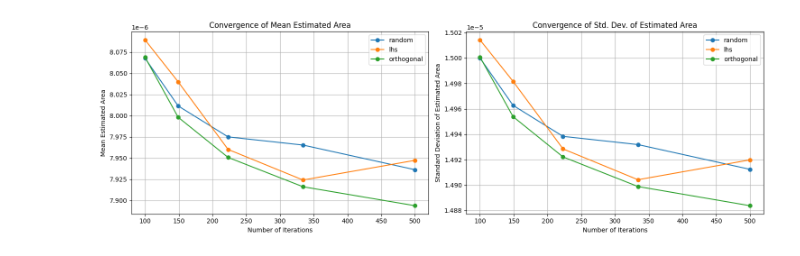
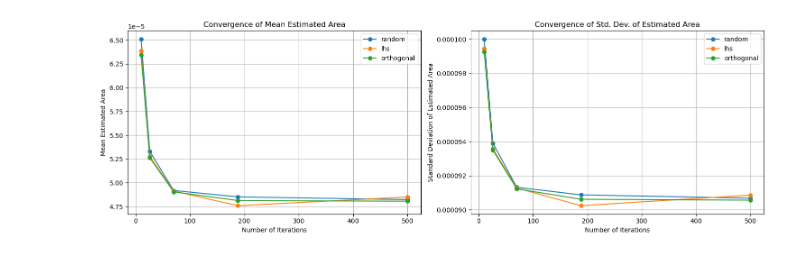
Before and after one commit to jonas4climate/ss-assignment1, a Jupyter notebook: CalvinLaw_11306734_RaymondZhang_14865904_JonasSchaefer_14039982_1.ipynb, the cells around one changed output. Drawn from its saved outputs; the diff is of its cells as text; code cells hidden in the pictures.

```diff
--- a/CalvinLaw_11306734_RaymondZhang_14865904_JonasSchaefer_14039982_1.ipynb
+++ b/CalvinLaw_11306734_RaymondZhang_14865904_JonasSchaefer_14039982_1.ipynb
@@ -246,6 +230,6 @@ def latin_hypercube_sampling(max_iter, n_samples):
     return c_points, counts
 # %%
-@jit(nopython=True)
+@jit(nopython=True, parallel=True)
 def stratified_sampling(max_iter, n_strata, samples_per_stratum):
     """
     Utilize stratified sampling to estimate the Mandelbrot set area.
@@ -270,7 +254,7 @@ def stratified_sampling(max_iter, n_strata, samples_per_stratum):
             real_samples = np.random.uniform(real_strata_edges[i], real_strata_edges[i+1], samples_per_stratum)
             imag_samples = np.random.uniform(imag_strata_edges[j], imag_strata_edges[j+1], samples_per_stratum)
 
-            for k in prange(samples_per_stratum):
+            for k in range(samples_per_stratum):
                 c = real_samples[k] + 1j * imag_samples[k]
                 c_points[index] = c
                 counts[index] = mandelbrot(c, max_iter)
@@ -290,7 +274,7 @@ def investigate_convergence_2d(iter_range, sample_sizes, improvement_method=None
     """
     results_list = []
 
-    progress_bar = tqdm(total=len(iter_range) * len(sample_sizes), desc='Convergence Analysis', leave=True)
+    progress_bar = tqdm(total=len(iter_range) * len(sample_sizes), desc='Convergence Analysis', leave=False)
     # Iterate over all combinations of iteration counts and sample sizes.
     for max_iter in iter_range:
         for n_samples in sample_sizes:
@@ -299,7 +283,8 @@ def investigate_convergence_2d(iter_range, sample_sizes, improvement_method=None
             if n_samples >= max_iter:
                 # Apply the appropriate sampling method.
                 if improvement_method == 'lhs':
-                    c_points, counts = latin_hypercube_sampling(max_iter, n_samples)
+                    sample = latin_hypercube_samples(n_samples)
+                    c_points, counts = latin_hypercube_sampling(max_iter, n_samples, sample)
                 elif improvement_method == 'stratified':
                     n_strata = int(np.sqrt(n_samples))
                     samples_per_stratum = n_samples // n_strata
@@ -398,11 +383,11 @@ def calculate_errors_by_sample_size(results_df, iter_count, sample_sizes, refere
             errors.append(abs(estimated_area - ref_area))
     return errors
 # %%
-iter_range = np.geomspace(100, 500, num=5).astype(int)
-sample_sizes = np.geomspace(100000, 500000, num=5).astype(int)
+iter_range = np.geomspace(10, 500, num=5).astype(int)
+sample_sizes = np.geomspace(10000, 500000, num=5).astype(int)
 results_df = investigate_convergence_2d(iter_range, sample_sizes)
 
-# Visualizes the convergence of estimated Mandelbrot set area with increasing iterations.
+# Visualizes convergence of set area with increasing iterations
 for samples in sample_sizes:
     subset = results_df[results_df['samples'] == samples]
     plt.plot(subset['iterations'], subset['estimated_area'], label=f'Samples={samples}')
@@ -447,12 +431,11 @@ results_df = investigate_convergence_2d(iter_range, sample_sizes, improvement_me
 # %%
 def orthogonal_sampling(max_iter, n_samples, d=2):
     """
-    Generate orthogonal samples within the Mandelbrot set limits.
-    Orthogonal sampling is based on Latin Hypercube Sampling (LHS) but imposes a more regular distribution.
-    :param max_iter: The maximum number of iterations per sample for the Mandelbrot calculation.
-    :param n_samples: Total number of complex points to sample.
-    :param d: Dimension of the sampling grid, default is 2D.
-    :return: A tuple of complex points and their respective Mandelbrot set iteration counts.
+    Generate orthogonal samples within the Mandelbrot set limits. Orthogonal sampling is based on Latin Hypercube Sampling (LHS) but imposes a more regular distribution.
+    :param max_iter: maximum number of iterations per sample
+    :param n_samples: Total number of points to sample
+    :param d: Dimension of the sampling grid, default is 2D
+    :return: A tuple of complex points and their respective Mandelbrot set iteration counts
     """
     intervals = np.linspace(0, 1, int(np.sqrt(n_samples)) + 1)
     points = np.array(np.meshgrid(*([intervals]*d))).T.reshape(-1, d)
@@ -470,32 +453,33 @@ def orthogonal_sampling(max_iter, n_samples, d=2):
 
 def antithetic_variates(c_points, counts, max_iter):
     """
-    Use antithetic variates to potentially reduce variance in the Monte Carlo simulation.
-    This function takes the negation of complex points as antithetic variates.
-    :param c_points: Array of complex points sampled.
-    :param counts: Array of iteration counts for the Mandelbrot calculation.
-    :param max_iter: Maximum iterations to check for Mandelbrot set membership.
-    :return: Averaged counts combining original and antithetic variates.
+    Use antithetic variates to potentially reduce variance in the Monte Carlo simulation. This function takes the negation of complex points as antithetic variates.
+    :param c_points: Array of complex points sampled
+    :param counts: Array of iteration counts
+    :param max_iter: Maximum iterations for set membership
+    :return: Averaged counts combining original and antithetic variates
     """
     antithetic_points = -c_points
     antithetic_counts = np.array([mandelbrot(c, max_iter) for c in antithetic_points])
     return (counts + antithetic_counts) / 2  # Take the average of normal and antithetic counts
 
-def run_simulation(max_iter, n_samples, sampling_method):
+def run_simulation(max_iter, n_samples, sampling_method, sim_runs=10):
     """
     Run multiple simulations of Mandelbrot set calculations using a specified sampling method.
-    :param max_iter: The maximum number of iterations for the Mandelbrot set calculation.
-    :param n_samples: The number of samples to generate.
-    :param sampling_method: The method used for sampling points ('random', 'lhs', 'orthogonal').
-    :return: A list of statistical summaries from each simulation run.
+    :param max_iter: Maximum iterations for set membership
+    :param n_samples: Number of samples
+    :param sampling_method: The method used for sampling points ('random', 'lhs', 'orthogonal')
+    :param sim_runs: Number of simulations to run
+    :return: A list of statistical summaries from each simulation run
     """
     stats_list = []
-    for _ in range(10):  # try run 10 simulations and collect statistics
+    for _ in range(sim_runs):
         if sampling_method == 'random':
             c_points, counts = mandelbrot_parallel_mc(max_iter, n_samples)
             counts = antithetic_variates(c_points, counts, max_iter)  # Use antithetic variates
         elif sampling_method == 'lhs':
-            c_points, counts = latin_hypercube_sampling(max_iter, n_samples)
+            sample = latin_hypercube_samples(n_samples)
+            c_points, counts = latin_hypercube_sampling(max_iter, n_samples, sample)
         elif sampling_method == 'orthogonal':
             c_points, counts = orthogonal_sampling(max_iter, n_samples)
         else:
@@ -523,32 +507,28 @@ def investigate_convergence_3d(iter_range, sample_sizes, methods):
                 if method == 'random':
                     c_points, counts = mandelbrot_parallel_mc(max_iter, n_samples)
                 elif method == 'lhs':
-                    c_points, counts = latin_hypercube_sampling(max_iter, n_samples)
+                    sample = latin_hypercube_samples(n_samples)
+                    c_points, counts = latin_hypercube_sampling(max_iter, n_samples, sample)
                 elif method == 'orthogonal':
                     c_points, counts = orthogonal_sampling(max_iter, n_samples)
                 else:
                     raise ValueError(f"Unknown sampling method: {method}")
 
-                # Get statistics
-                stats = mandelbrot_statistics(c_points, counts, method)
+                stats = mandelbrot_statistics(c_points, counts, method, print_output=False)
 
-                # Store the mean and std_dev for the number of samples
                 mean_area_for_iter.append(stats['mean'])
                 std_dev_for_iter.append(stats['std'])
 
-            # Store the average of the mean area and std_dev for the iteration count
             mean_estimated_areas[method].append(np.mean(mean_area_for_iter))
             std_dev_estimated_areas[method].append(np.mean(std_dev_for_iter))
 
     return mean_estimated_areas, std_dev_estimated_areas
 
 methods = ['random', 'lhs', 'orthogonal']
-# Run the convergence investigation
 mean_areas, std_dev_areas = investigate_convergence_3d(iter_range, sample_sizes, methods)
 
 plt.figure(figsize=(15, 5))
 
-# Plotting mean estimated area
 plt.subplot(1, 2, 1)
 for method in methods:
     plt.plot(iter_range, mean_areas[method], '-o', label=method)
@@ -558,7 +538,6 @@ plt.title('Convergence of Mean Estimated Area')
 plt.legend()
 plt.grid(True)
 
-# Plotting standard deviation of estimated area
 plt.subplot(1, 2, 2)
 for method in methods:
     plt.plot(iter_range, std_dev_areas[method], '-o', label=method)
@@ -591,3 +553,3 @@ Standard deviation of estimated area: 5.693306769003202e-06
-[figure, old version]
+[figure, new version]
 # %%
 # Calvin
```
Also changed, not shown: parts of 14 cells of this notebook.
